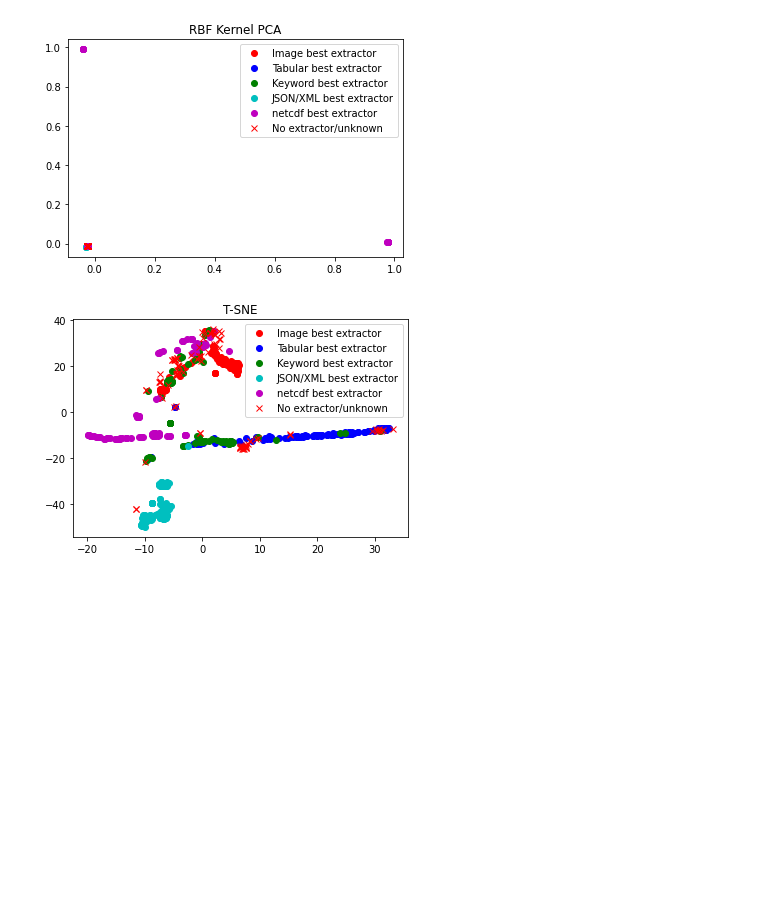
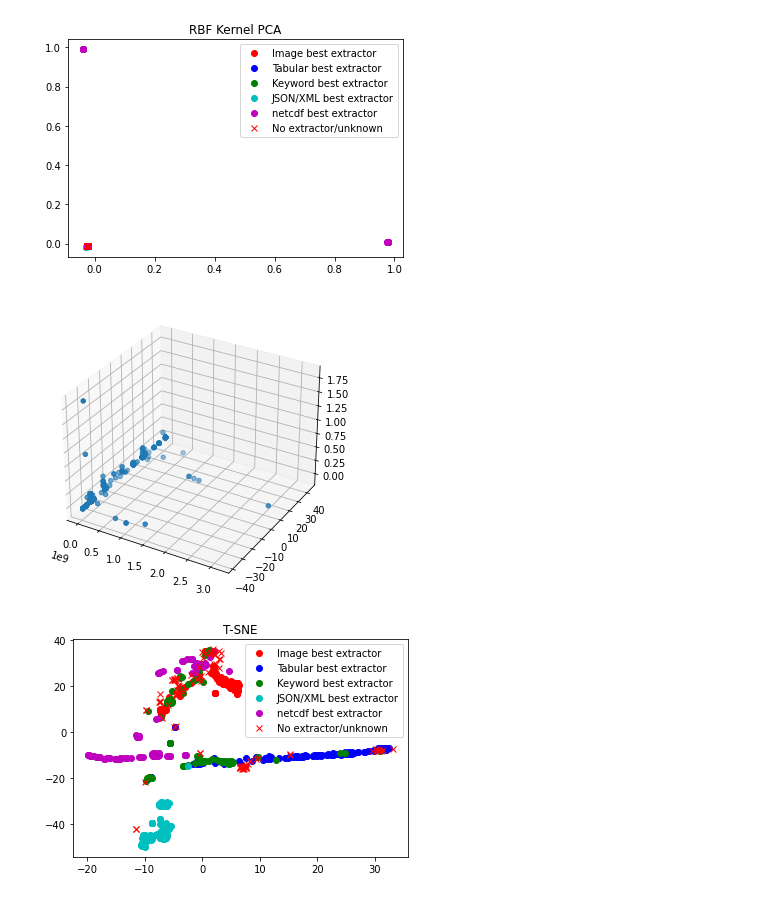
Before and after one commit to xtracthub/MetaDataExtractionModel, a Jupyter notebook: subdataset/subsetAnalysis7.ipynb, the cells around one changed output. Saved outputs shown, nothing was run; the diff lists cells and outputs as text; code cells hidden in the pictures; blank space fills up the shorter version.

```diff
--- a/subdataset/subsetAnalysis7.ipynb
+++ b/subdataset/subsetAnalysis7.ipynb
@@ -167,6 +177,16 @@ plot_extractors_against_feature_reduction(all_file_data, twogram_kpca, "RBF Kern
 # %% [output]
 [figure]
 [figure]
+# %%
+pca_3 = PCA(n_components=3)
+twogram_pca_3 = pca.fit_transform(two_grams_total_dataset)
+
+fig = plt.figure()
+ax = Axes3D(fig)
+ax.scatter(twogram_pca_3[:,0], twogram_pca_3[:,1], twogram_pca_3[:,2])
+plt.show()
+# %% [output]
+[figure, added]
 # %%
 sc = StandardScaler()
 pca = PCA(n_components=50)
```
Also changed, not shown: parts of 3 cells of this notebook, 5 other files.
